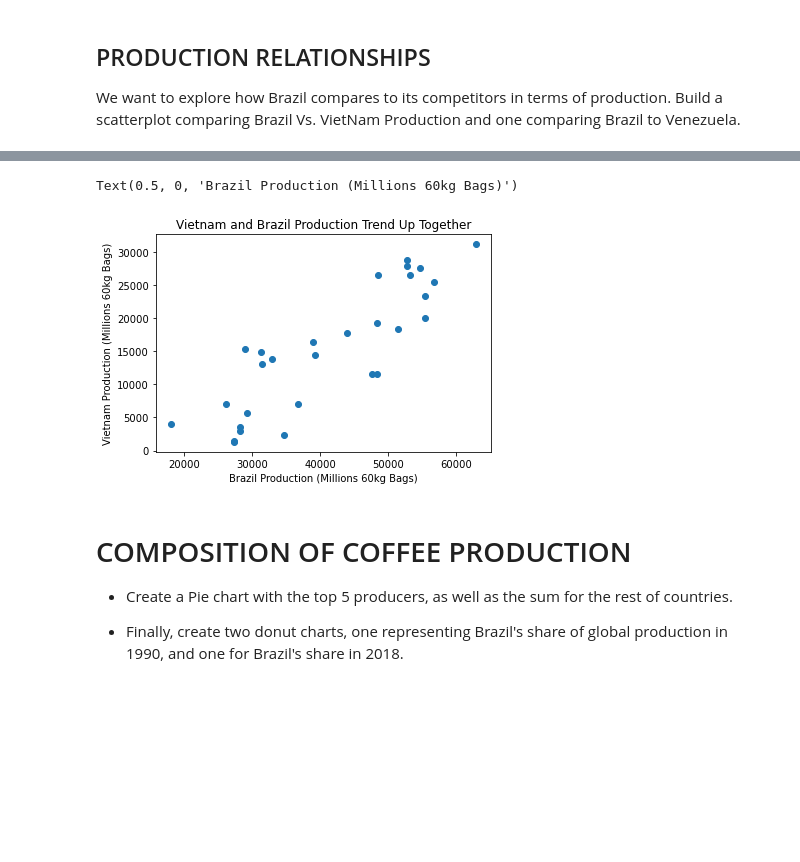
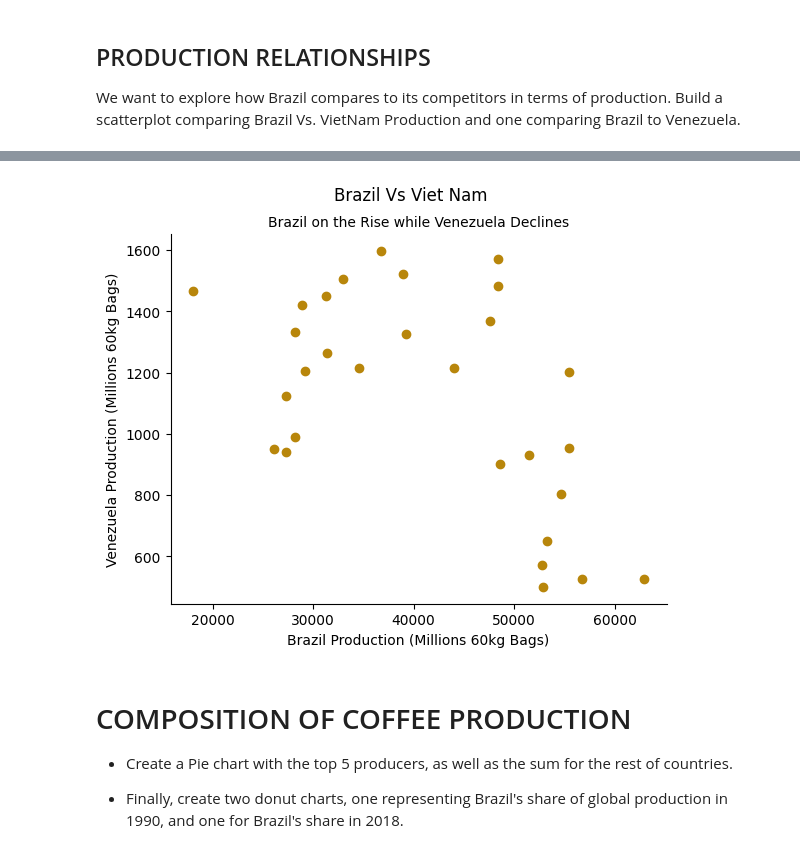
Before and after one commit to ZahlenZ/udemy, a Jupyter notebook: python_masterdataviz_matplt_sea/section03_Coffee_Project_Part1.ipynb, the cells around one changed output, grey strips where cells are left out. Cells and saved outputs as stored; diff of their text form; code cells hidden in the pictures; blank space fills up the shorter version.

```diff
--- a/python_masterdataviz_matplt_sea/section03_Coffee_Project_Part1.ipynb
+++ b/python_masterdataviz_matplt_sea/section03_Coffee_Project_Part1.ipynb
@@ -97,0 +183,6 @@ brazil_vs_others.head()
+# %%
+path = "../data/coffee/total-production.csv"
+
+coffee = pd.read_csv(path)
+
+coffee = coffee.set_index("total_production").T
@@ -110,7 +254,23 @@ Text(0.5, 0, 'Brazil Production (Millions 60kg Bags)')
 # %%
+fig, ax = plt.subplots()
+
+ax.scatter(
+    x=coffee["Brazil"],
+    y=coffee["Venezuela"],
+    color="darkgoldenrod"
+)
+
+fig.suptitle("Brazil Vs Viet Nam", fontsize = 12)
+ax.set_title("Brazil on the Rise while Venezuela Declines", fontsize = 10)
+
+ax.set_ylabel("Venezuela Production (Millions 60kg Bags)")
+ax.set_xlabel("Brazil Production (Millions 60kg Bags)")
+
+ax.spines["right"].set_visible(False)
+ax.spines["top"].set_visible(False)
+plt.show()
 # %% [output]
-Text(0.5, 0, 'Brazil Production (Millions 60kg Bags)')
-[figure, old version]
+[figure, new version]
 # %% [markdown]
 # COMPOSITION OF COFFEE PRODUCTION
 
```
Also changed, not shown: parts of 43 cells of this notebook, 18 other files.
